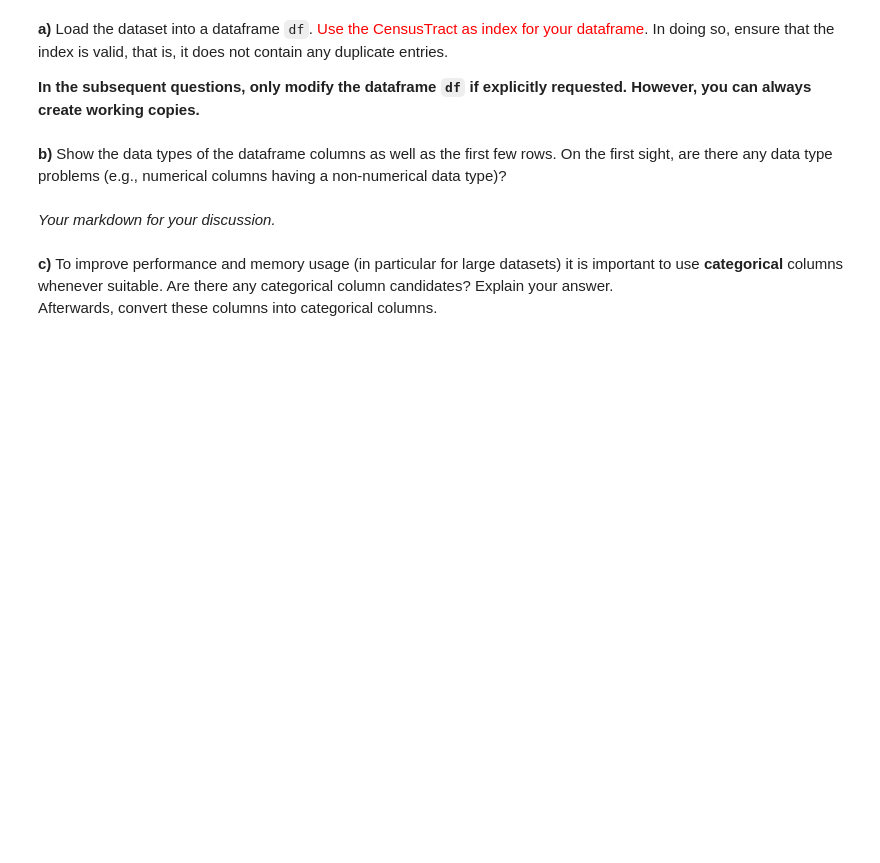
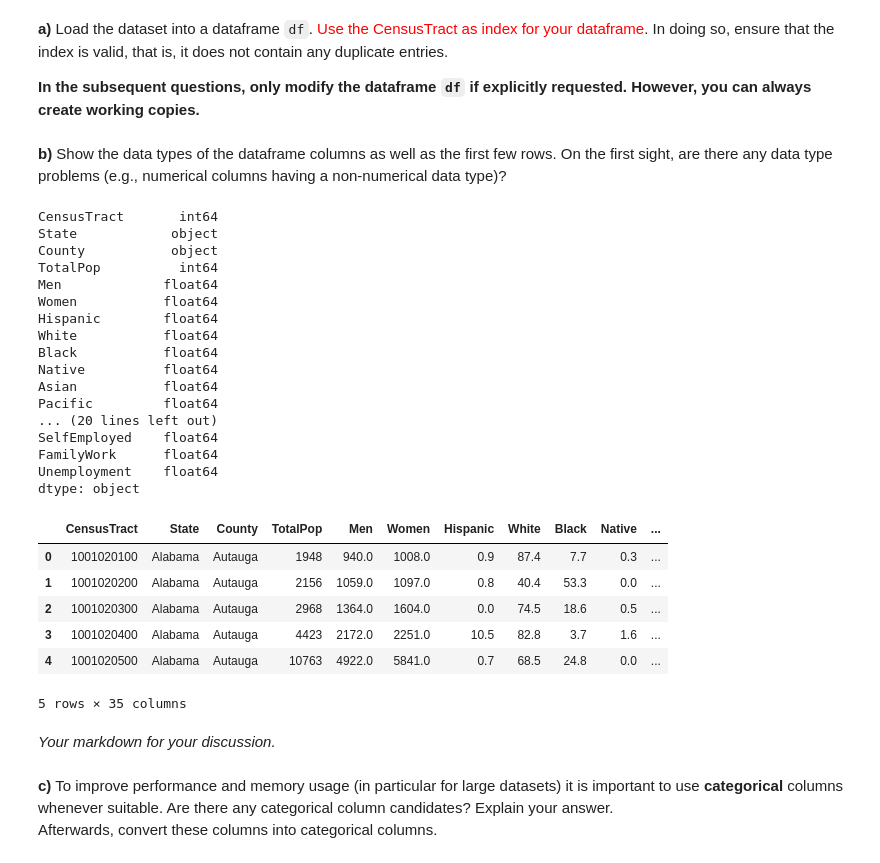
Before and after one commit to Starcrysis/assignment_2, a Jupyter notebook: assignment_2.ipynb, the cells around one changed output. Cells and saved outputs as stored; diff of their text form; code cells hidden in the pictures; blank space fills up the shorter version.

```diff
--- a/assignment_2.ipynb
+++ b/assignment_2.ipynb
@@ -139,11 +139,39 @@ Short column description:
 **In the subsequent questions, only modify the dataframe `df` if explicitly requested. However, you can always create working copies.**
 # %%
 # your code
-df = pd.read_csv("dataset\census_data.csv")
+df = pd.read_csv(r'dataset\dataset\census_data.csv')
 # %% [markdown]
 **b)** Show the data types of the dataframe columns as well as the first few rows. On the first sight, are there any data type problems (e.g., numerical columns having a non-numerical data type)?
 # %%
 # your code
+print(df.dtypes)
+
+df.head()
+# %% [output]
+CensusTract       int64
+State            object
+County           object
+TotalPop          int64
+Men             float64
+Women           float64
+Hispanic        float64
+White           float64
+Black           float64
+Native          float64
+Asian           float64
+Pacific         float64
+... (20 lines left out)
+SelfEmployed    float64
+FamilyWork      float64
+Unemployment    float64
+dtype: object
+|  | CensusTract | State | County | TotalPop | Men | Women | Hispanic | White | Black | Native | ... |
+| 0 | 1001020100 | Alabama | Autauga | 1948 | 940.0 | 1008.0 | 0.9 | 87.4 | 7.7 | 0.3 | ... |
+| 1 | 1001020200 | Alabama | Autauga | 2156 | 1059.0 | 1097.0 | 0.8 | 40.4 | 53.3 | 0.0 | ... |
+| 2 | 1001020300 | Alabama | Autauga | 2968 | 1364.0 | 1604.0 | 0.0 | 74.5 | 18.6 | 0.5 | ... |
+| 3 | 1001020400 | Alabama | Autauga | 4423 | 2172.0 | 2251.0 | 10.5 | 82.8 | 3.7 | 1.6 | ... |
+| 4 | 1001020500 | Alabama | Autauga | 10763 | 4922.0 | 5841.0 | 0.7 | 68.5 | 24.8 | 0.0 | ... |
+5 rows × 35 columns
 # %% [markdown]
 *Your markdown for your discussion.*
 # %% [markdown]
```
